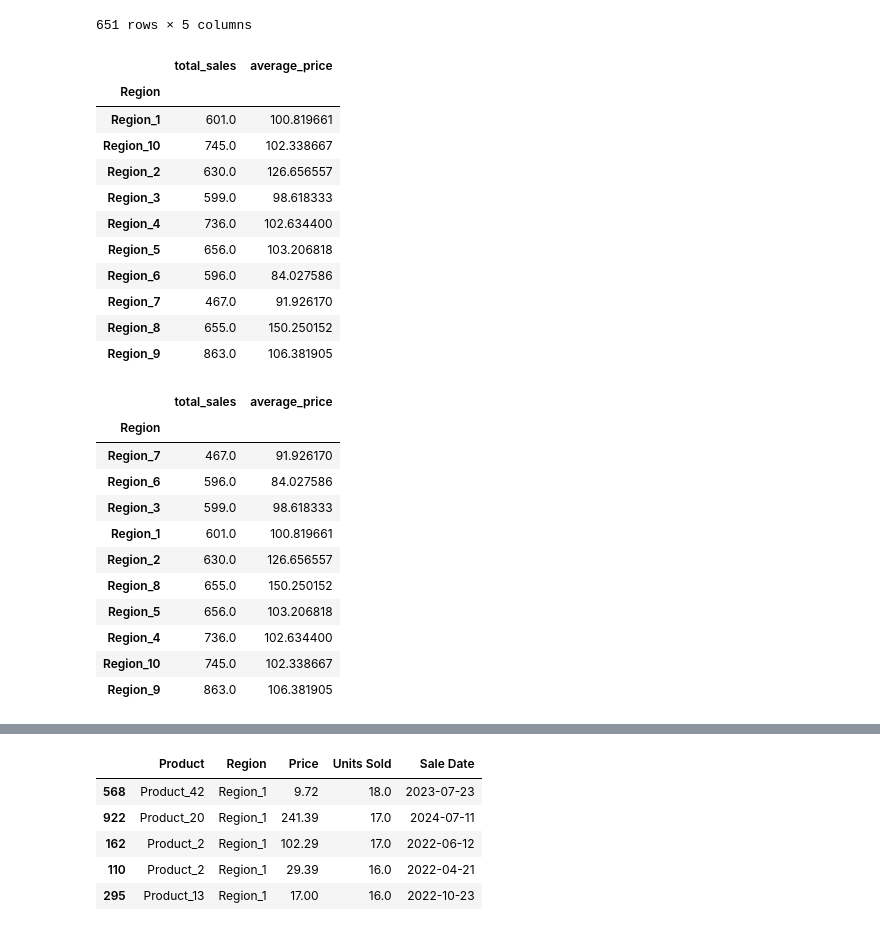
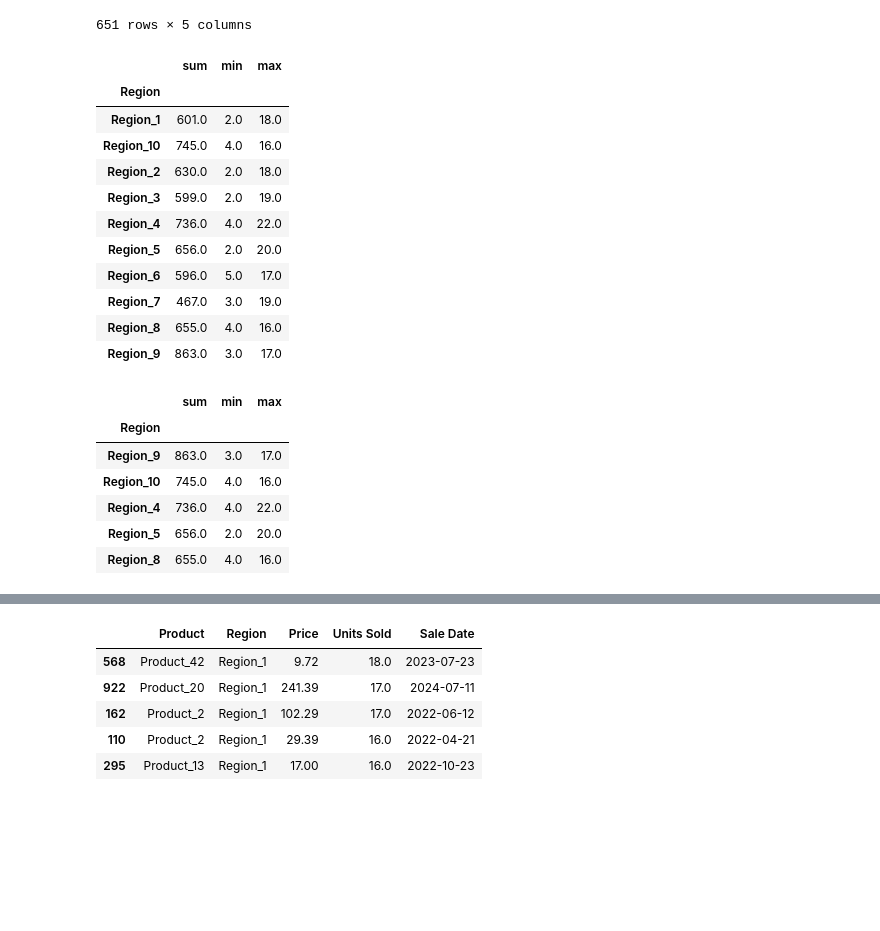
Before and after one commit to CDN0116/schulich-repo, a Jupyter notebook: assignment01.ipynb, the cells around one changed output, grey strips where cells are left out. Cells and saved outputs as stored; diff of their text form; code cells hidden in the pictures; blank space fills up the shorter version.

```diff
--- a/assignment01.ipynb
+++ b/assignment01.ipynb
@@ -131,36 +131,32 @@ df
 | 999 | Product_35 | Region_8 | 56.95 | 6.0 | 2024-09-26 |
 651 rows × 5 columns
 # %%
-df_grouped_region=df.groupby('Region').aggregate(total_sales=('Units Sold','sum'),average_price=('Price','mean'))
+df_grouped_region=df.groupby('Region')['Units Sold'].agg([sum,min,max])
-# %%
-df_grouped_region
-# %% [output]
-|  | total_sales | average_price |
-| Region |  |  |
-| Region_1 | 601.0 | 100.819661 |
-| Region_10 | 745.0 | 102.338667 |
-| Region_2 | 630.0 | 126.656557 |
-| Region_3 | 599.0 | 98.618333 |
-| Region_4 | 736.0 | 102.634400 |
-| Region_5 | 656.0 | 103.206818 |
-| Region_6 | 596.0 | 84.027586 |
-| Region_7 | 467.0 | 91.926170 |
-| Region_8 | 655.0 | 150.250152 |
-| Region_9 | 863.0 | 106.381905 |
+# %%
+df_grouped_region
+# create a new dataframe contains the 'units sold' information of different regions.
+# %% [output]
+|  | sum | min | max |
+| Region |  |  |  |
+| Region_1 | 601.0 | 2.0 | 18.0 |
+| Region_10 | 745.0 | 4.0 | 16.0 |
+| Region_2 | 630.0 | 2.0 | 18.0 |
+| Region_3 | 599.0 | 2.0 | 19.0 |
+| Region_4 | 736.0 | 4.0 | 22.0 |
+| Region_5 | 656.0 | 2.0 | 20.0 |
+| Region_6 | 596.0 | 5.0 | 17.0 |
+| Region_7 | 467.0 | 3.0 | 19.0 |
+| Region_8 | 655.0 | 4.0 | 16.0 |
+| Region_9 | 863.0 | 3.0 | 17.0 |
 # %%
-df_grouped_region.sort_values('total_sales', ascending=True)
-# To see which region has the most sales of products.
+df_grouped_region.sort_values('sum', ascending=False).head()
+# To see which regions have the top sales of products.
 # %% [output]
-|  | total_sales | average_price |
-| Region |  |  |
-| Region_7 | 467.0 | 91.926170 |
-| Region_6 | 596.0 | 84.027586 |
-| Region_3 | 599.0 | 98.618333 |
-| Region_1 | 601.0 | 100.819661 |
-| Region_2 | 630.0 | 126.656557 |
-| Region_8 | 655.0 | 150.250152 |
-| Region_5 | 656.0 | 103.206818 |
-| Region_4 | 736.0 | 102.634400 |
-| Region_10 | 745.0 | 102.338667 |
-| Region_9 | 863.0 | 106.381905 |
+|  | sum | min | max |
+| Region |  |  |  |
+| Region_9 | 863.0 | 3.0 | 17.0 |
+| Region_10 | 745.0 | 4.0 | 16.0 |
+| Region_4 | 736.0 | 4.0 | 22.0 |
+| Region_5 | 656.0 | 2.0 | 20.0 |
+| Region_8 | 655.0 | 4.0 | 16.0 |
 # %%
```
Also changed, not shown: parts of 17 cells of this notebook.
